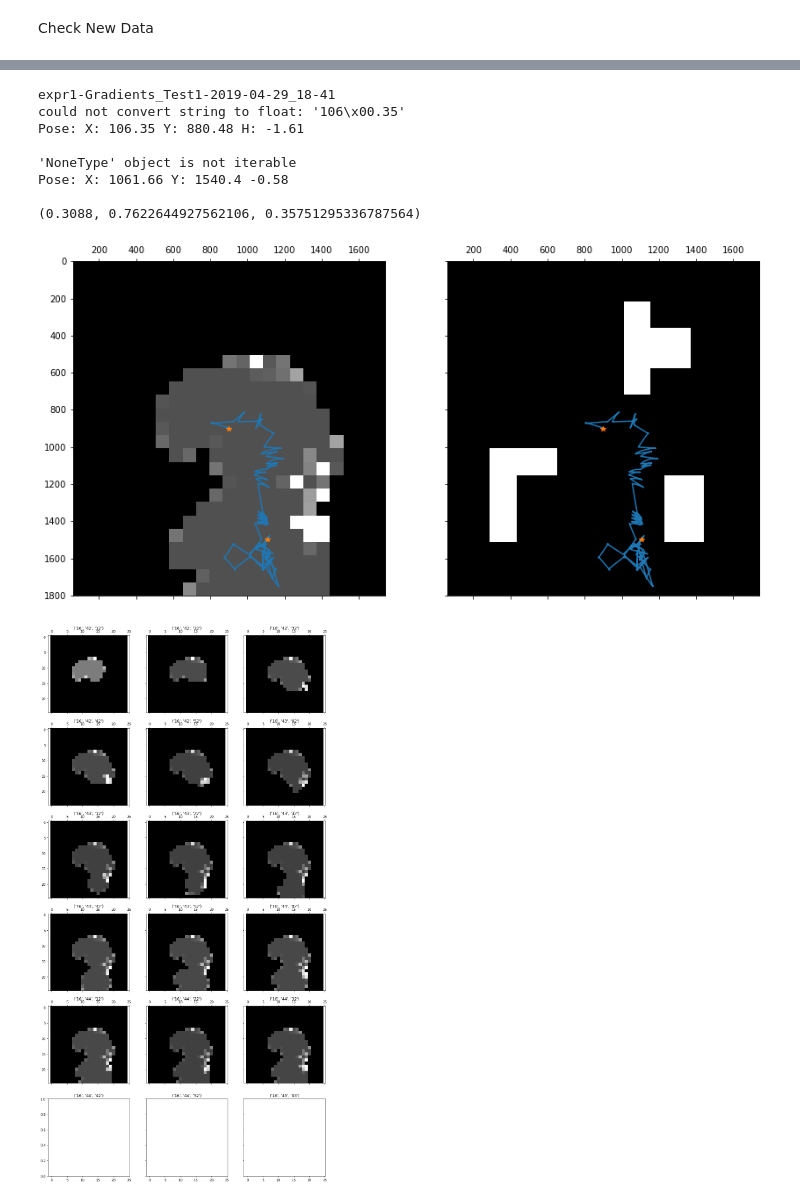
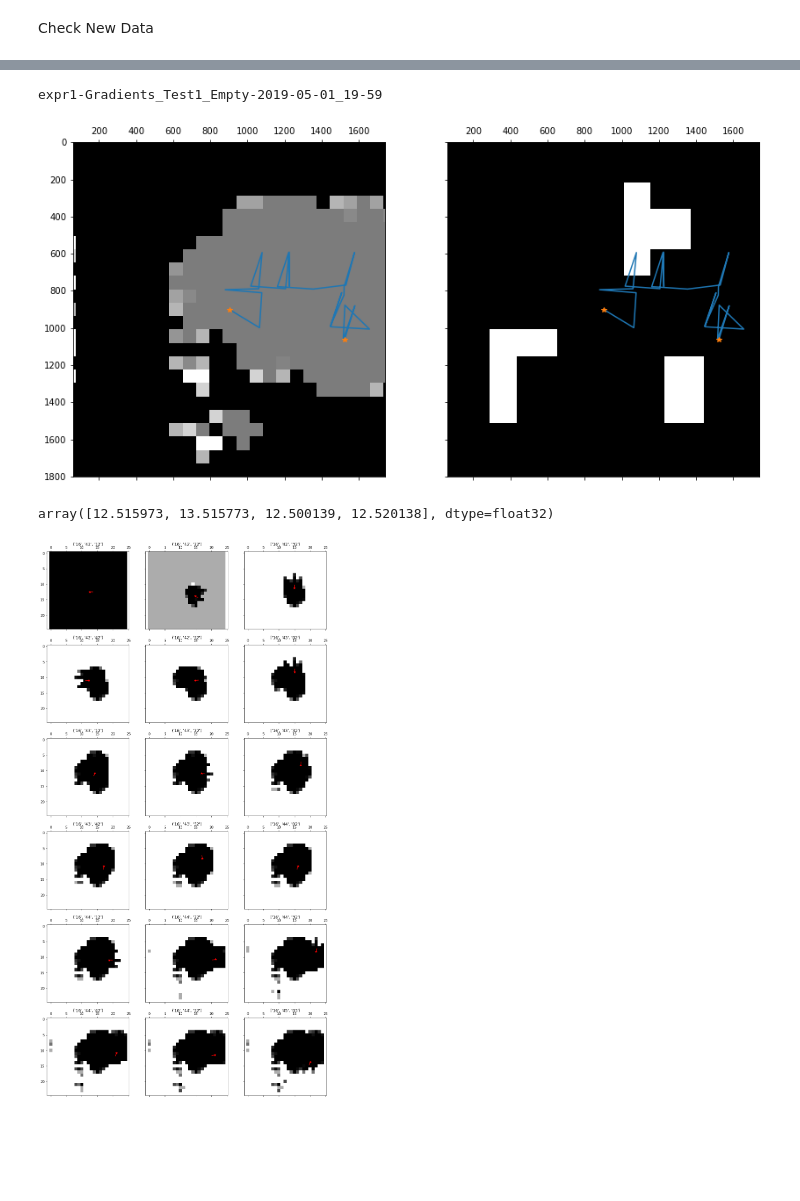
Before and after one commit to mhl787156/RomiExperiments, a Jupyter notebook: scripts/analyseData.ipynb, the cells around one changed output, grey strips where cells are left out. Saved outputs shown, nothing was run; the diff lists cells and outputs as text; code cells hidden in the pictures; blank space fills up the shorter version.

```diff
--- a/scripts/analyseData.ipynb
+++ b/scripts/analyseData.ipynb
@@ -404,5 +404,5 @@ list(enumerate(os.listdir(datapath)))
 # %%
-datafoldername = os.listdir(datapath)[17] # <- The file that includes the pose values
+datafoldername = os.listdir(datapath)[20] # <- The file that includes the pose values
 print(datafoldername)
 currdatapath = os.path.join(datapath, datafoldername) # <- just read in one set
 datafiles = os.listdir(currdatapath)
@@ -438,7 +438,7 @@ for i in range(25):
 
 # copy2 = mapstime.copy()
 # copy2[copy2 >= 100] -= 100
-print(calculateMetricOneSet(datapath, datafoldername, truemap))
+# print(calculateMetricOneSet(datapath, datafoldername, truemap))
 
 # res = []
 # for t in range(1, 64):
@@ -457,28 +457,35 @@ ax[1].plot(positions[:, 0], positions[:, 1])
 ax[1].plot(positions[[0, -1], 0], positions[[0, -1], 1], '*')
 plt.show()
 # %% [output]
-expr1-Gradients_Test1-2019-04-29_18-41
-could not convert string to float: '106\x00.35'
-Pose: X: 106.35 Y: 880.48 H: -1.61
-
-'NoneType' object is not iterable
-Pose: X: 1061.66 Y: 1540.4 -0.58
-
-(0.3088, 0.7622644927562106, 0.35751295336787564)
+expr1-Gradients_Test1_Empty-2019-05-01_19-59
-[figure, old version]
+[figure, new version]
+# %%
+poss = positions.copy()
+poss[:, [0, 1]] *= 25/1800
+direc = np.array([poss[:,0], poss[:, 0] + np.cos(poss[:, 2]), poss[:, 1], poss[:, 1] + np.sin(poss[:, 2])]).T
+direc[0]
+# %% [output]
+array([12.515973, 13.515773, 12.500139, 12.520138], dtype=float32)
 # %%
 mapp = mapstime.copy()
 mapp[mapp >= 100] -= 100
-mapp[mapp >= 0] += 20
-mapp[mapp < 0] = 0
+# mapp[mapp >= 0] += 20
+mapp[mapp < 0] *= -1
+
+poss = positions.copy()
+poss[:, [0, 1]] *= 25/1800
+direc = np.array([poss[:,0], poss[:, 0] + np.cos(poss[:, 2]), poss[:, 1], poss[:, 1] + np.sin(poss[:, 2])]).T
+
 fig, ax = plt.subplots(6,3 , sharex='col', sharey='row', figsize=(15, 30))
 for i in range(6):
     for j in range(3):
         try:
             ax[i, j].set_title(str(times[i*3 + j]))
             ax[i, j].matshow(mapp[i*3 + j], cmap='gist_gray', interpolation='none')
+            ax[i, j].plot(direc[i*3 + j, [0, 1]], direc[i*3 +j, [2, 3]], 'r-')
+            ax[i, j].plot(direc[i*3 + j, 0], direc[i*3 +j, 2], 'r*')
         except IndexError:
             continue
 plt.show()
 # %% [output]
-[figure, old version]
+[figure, new version]
```
Also changed, not shown: parts of 1 cell of this notebook, 3 other files.
